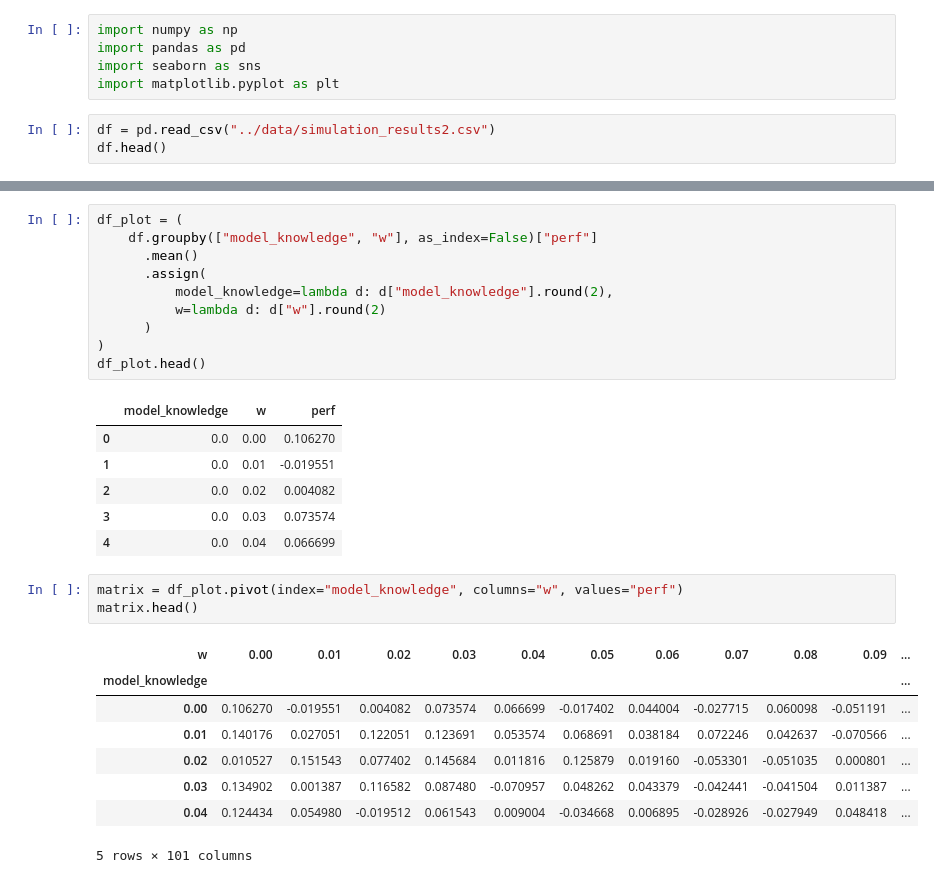
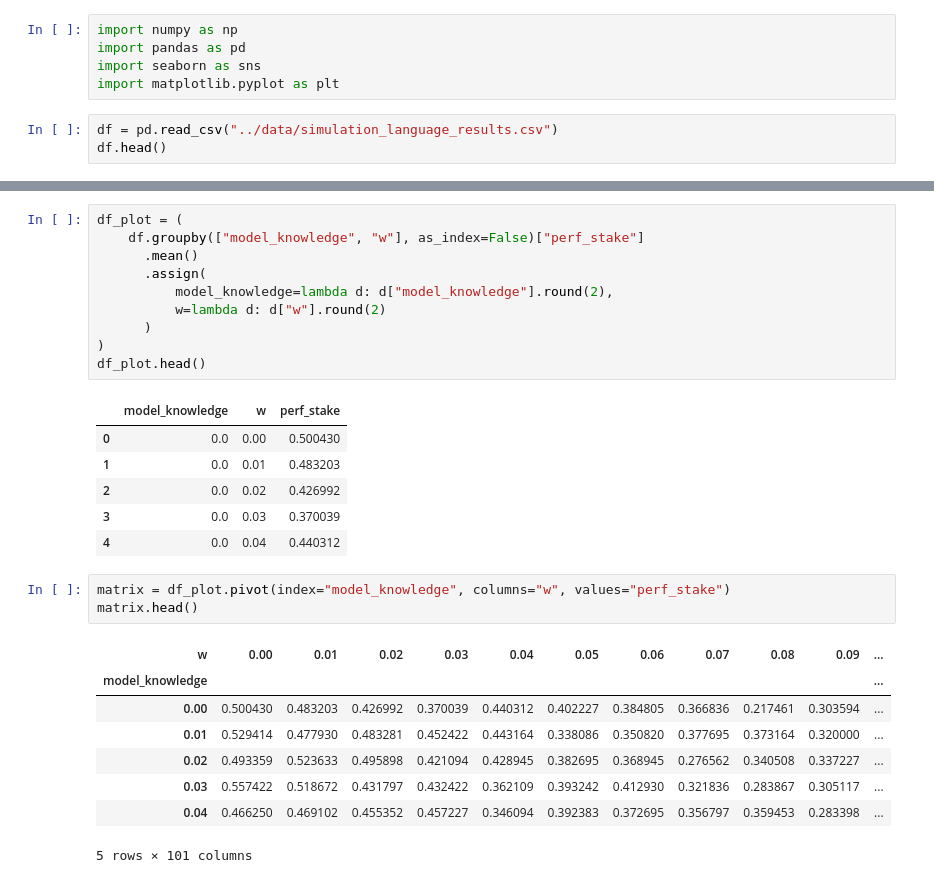
Before and after one commit to DrBlublu/2023_Transmission_of_model_project_ABM, a Jupyter notebook: scripts/simulation_analysis.ipynb, the cells around one changed output, grey strips where cells are left out. Saved outputs shown, nothing was run; the diff lists cells and outputs as text.

```diff
--- a/scripts/simulation_analysis.ipynb
+++ b/scripts/simulation_analysis.ipynb
@@ -4,6 +4,6 @@ import pandas as pd
 import seaborn as sns
 import matplotlib.pyplot as plt
 # %%
-df = pd.read_csv("../data/simulation_results2.csv")
+df = pd.read_csv("../data/simulation_language_results.csv")
 df.head()
 # %% [output]
@@ -34,7 +34,7 @@ df_plot
 10201 rows × 3 columns
 # %%
 df_plot = (
-    df.groupby(["model_knowledge", "w"], as_index=False)["perf"]
+    df.groupby(["model_knowledge", "w"], as_index=False)["perf_stake"]
       .mean()
       .assign(
           model_knowledge=lambda d: d["model_knowledge"].round(2),
@@ -43,23 +43,23 @@ df_plot = (
 )
 df_plot.head()
 # %% [output]
-|  | model_knowledge | w | perf |
-| 0 | 0.0 | 0.00 | 0.106270 |
-| 1 | 0.0 | 0.01 | -0.019551 |
-| 2 | 0.0 | 0.02 | 0.004082 |
-| 3 | 0.0 | 0.03 | 0.073574 |
-| 4 | 0.0 | 0.04 | 0.066699 |
+|  | model_knowledge | w | perf_stake |
+| 0 | 0.0 | 0.00 | 0.500430 |
+| 1 | 0.0 | 0.01 | 0.483203 |
+| 2 | 0.0 | 0.02 | 0.426992 |
+| 3 | 0.0 | 0.03 | 0.370039 |
+| 4 | 0.0 | 0.04 | 0.440312 |
 # %%
-matrix = df_plot.pivot(index="model_knowledge", columns="w", values="perf")
+matrix = df_plot.pivot(index="model_knowledge", columns="w", values="perf_stake")
 matrix.head()
 # %% [output]
 | w | 0.00 | 0.01 | 0.02 | 0.03 | 0.04 | 0.05 | 0.06 | 0.07 | 0.08 | 0.09 | ... |
 | model_knowledge |  |  |  |  |  |  |  |  |  |  | ... |
-| 0.00 | 0.106270 | -0.019551 | 0.004082 | 0.073574 | 0.066699 | -0.017402 | 0.044004 | -0.027715 | 0.060098 | -0.051191 | ... |
-| 0.01 | 0.140176 | 0.027051 | 0.122051 | 0.123691 | 0.053574 | 0.068691 | 0.038184 | 0.072246 | 0.042637 | -0.070566 | ... |
-| 0.02 | 0.010527 | 0.151543 | 0.077402 | 0.145684 | 0.011816 | 0.125879 | 0.019160 | -0.053301 | -0.051035 | 0.000801 | ... |
-| 0.03 | 0.134902 | 0.001387 | 0.116582 | 0.087480 | -0.070957 | 0.048262 | 0.043379 | -0.042441 | -0.041504 | 0.011387 | ... |
-| 0.04 | 0.124434 | 0.054980 | -0.019512 | 0.061543 | 0.009004 | -0.034668 | 0.006895 | -0.028926 | -0.027949 | 0.048418 | ... |
+| 0.00 | 0.500430 | 0.483203 | 0.426992 | 0.370039 | 0.440312 | 0.402227 | 0.384805 | 0.366836 | 0.217461 | 0.303594 | ... |
+| 0.01 | 0.529414 | 0.477930 | 0.483281 | 0.452422 | 0.443164 | 0.338086 | 0.350820 | 0.377695 | 0.373164 | 0.320000 | ... |
+| 0.02 | 0.493359 | 0.523633 | 0.495898 | 0.421094 | 0.428945 | 0.382695 | 0.368945 | 0.276562 | 0.340508 | 0.337227 | ... |
+| 0.03 | 0.557422 | 0.518672 | 0.431797 | 0.432422 | 0.362109 | 0.393242 | 0.412930 | 0.321836 | 0.283867 | 0.305117 | ... |
+| 0.04 | 0.466250 | 0.469102 | 0.455352 | 0.457227 | 0.346094 | 0.392383 | 0.372695 | 0.356797 | 0.359453 | 0.283398 | ... |
 5 rows × 101 columns
 # %%
 plt.figure(figsize=(12, 8))
```
Also changed, not shown: parts of 16 cells of this notebook, 7 other files.
